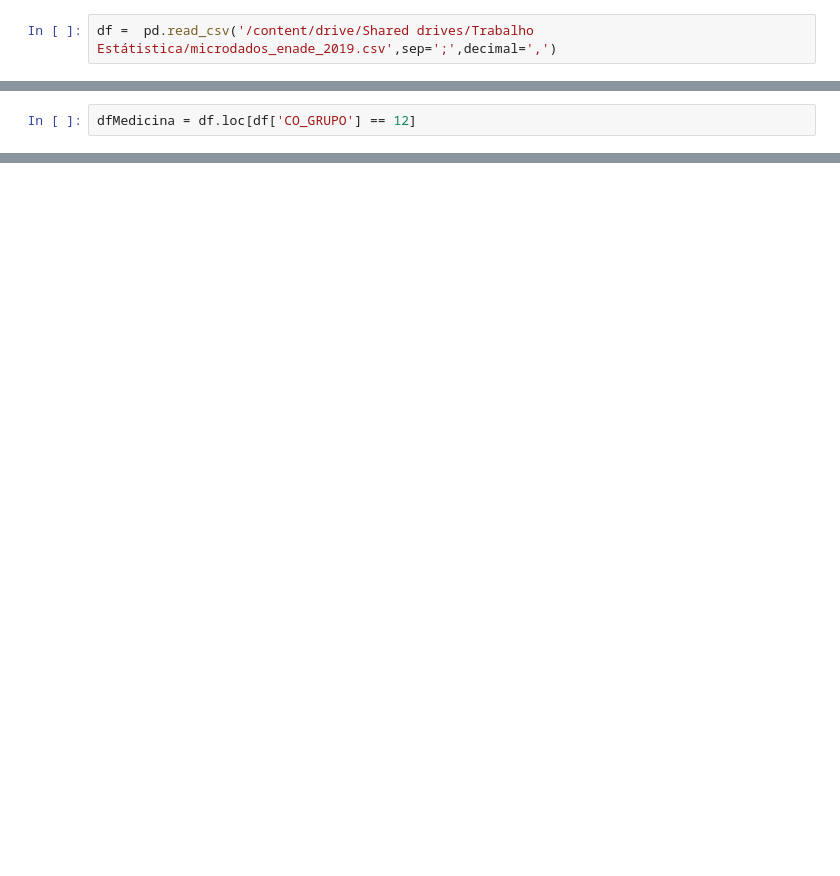
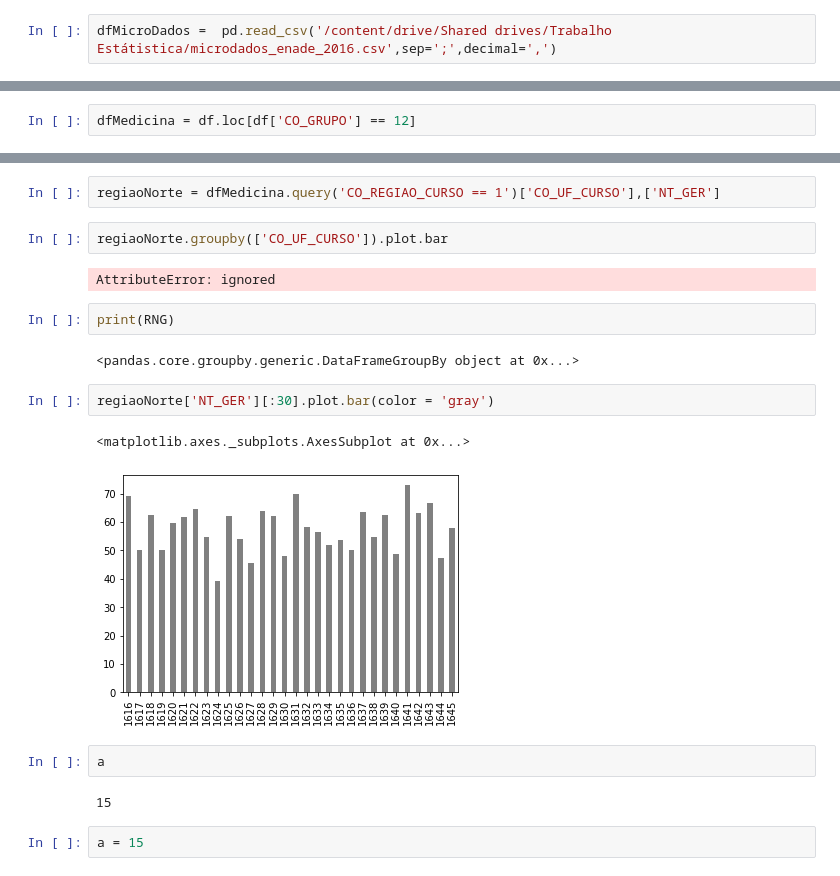
Before and after one commit to franklinperseuDS/TrabalhoModulo03, a Jupyter notebook: trabalhoEstatistica.ipynb, the cells around one changed output, grey strips where cells are left out. Drawn from its saved outputs; the diff is of its cells as text; blank space fills up the shorter version.

```diff
--- a/trabalhoEstatistica.ipynb
+++ b/trabalhoEstatistica.ipynb
@@ -11,2 +18,2 @@ from scipy import stats
 # %%
-df =  pd.read_csv('/content/drive/Shared drives/Trabalho Estátistica/microdados_enade_2019.csv',sep=';',decimal=',')
+dfMicroDados =  pd.read_csv('/content/drive/Shared drives/Trabalho Estátistica/microdados_enade_2016.csv',sep=';',decimal=',')
@@ -64,0 +82,21 @@ Name: NT_GER, dtype: float64
+# %%
+regiaoNorte = dfMedicina.query('CO_REGIAO_CURSO == 1')['CO_UF_CURSO'],['NT_GER']
+# %%
+regiaoNorte.groupby(['CO_UF_CURSO']).plot.bar
+# %% [output]
+AttributeError: ignored
+# %%
+print(RNG)
+# %% [output]
+<pandas.core.groupby.generic.DataFrameGroupBy object at 0x...>
+# %%
+regiaoNorte['NT_GER'][:30].plot.bar(color = 'gray')
+# %% [output]
+<matplotlib.axes._subplots.AxesSubplot at 0x...>
+[figure, added]
+# %%
+a
+# %% [output]
+15
+# %%
+a = 15
```
Also changed, not shown: parts of 14 cells of this notebook.
